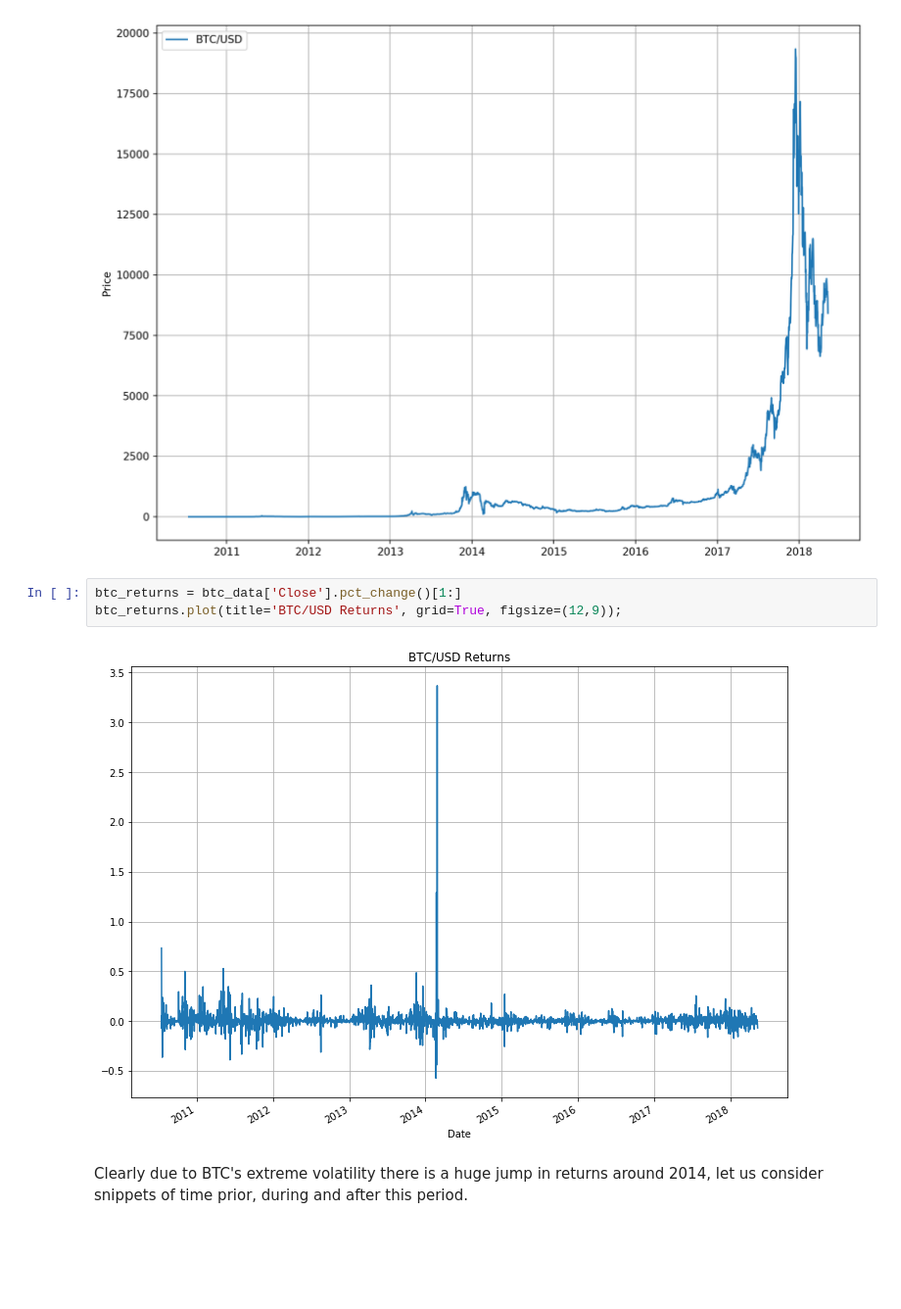
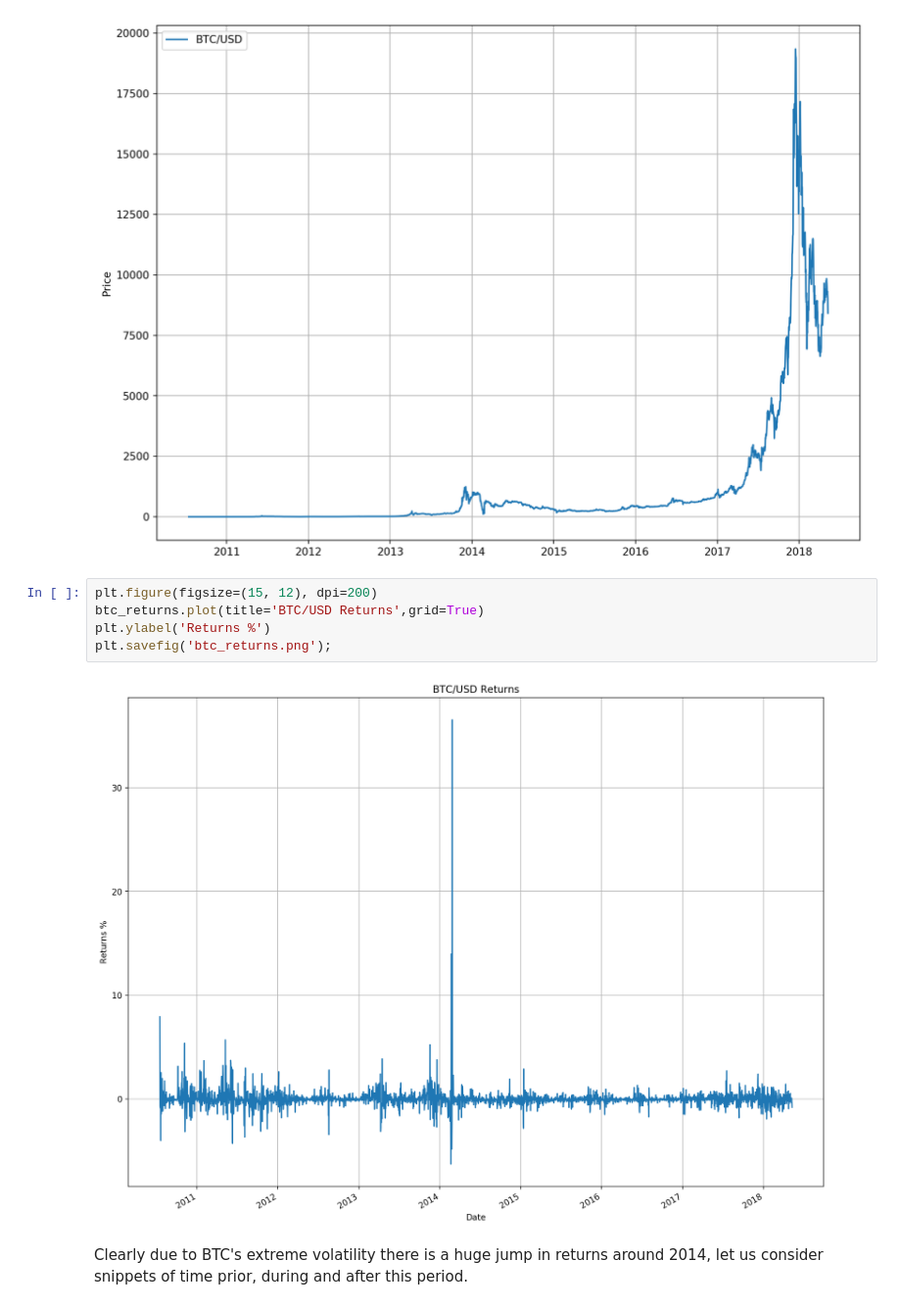
Before and after one commit to ngurnani/VolatilityPrediction, a Jupyter notebook: src/EDA.ipynb, the cells around one changed output. Shown at 98% size. Cells and saved outputs as stored; diff of their text form; blank space fills up the shorter version.

```diff
--- a/src/EDA.ipynb
+++ b/src/EDA.ipynb
@@ -140,11 +141,13 @@ plt.ylabel('Price')
 plt.legend(['BTC/USD']);
 # %% [output]
 [figure]
-# %%
-btc_returns = btc_data['Close'].pct_change()[1:]
-btc_returns.plot(title='BTC/USD Returns', grid=True, figsize=(12,9));
-# %% [output]
-[figure, removed]
+# %%
+plt.figure(figsize=(15, 12), dpi=200)
+btc_returns.plot(title='BTC/USD Returns',grid=True)
+plt.ylabel('Returns %')
+plt.savefig('btc_returns.png');
+# %% [output]
+[figure, added]
 # %% [markdown]
 Clearly due to BTC's extreme volatility there is a huge jump in returns around 2014, let us consider snippets of time prior, during and after this period.
 # %%
```
Also changed, not shown: parts of 3 cells of this notebook, 17 other files.
